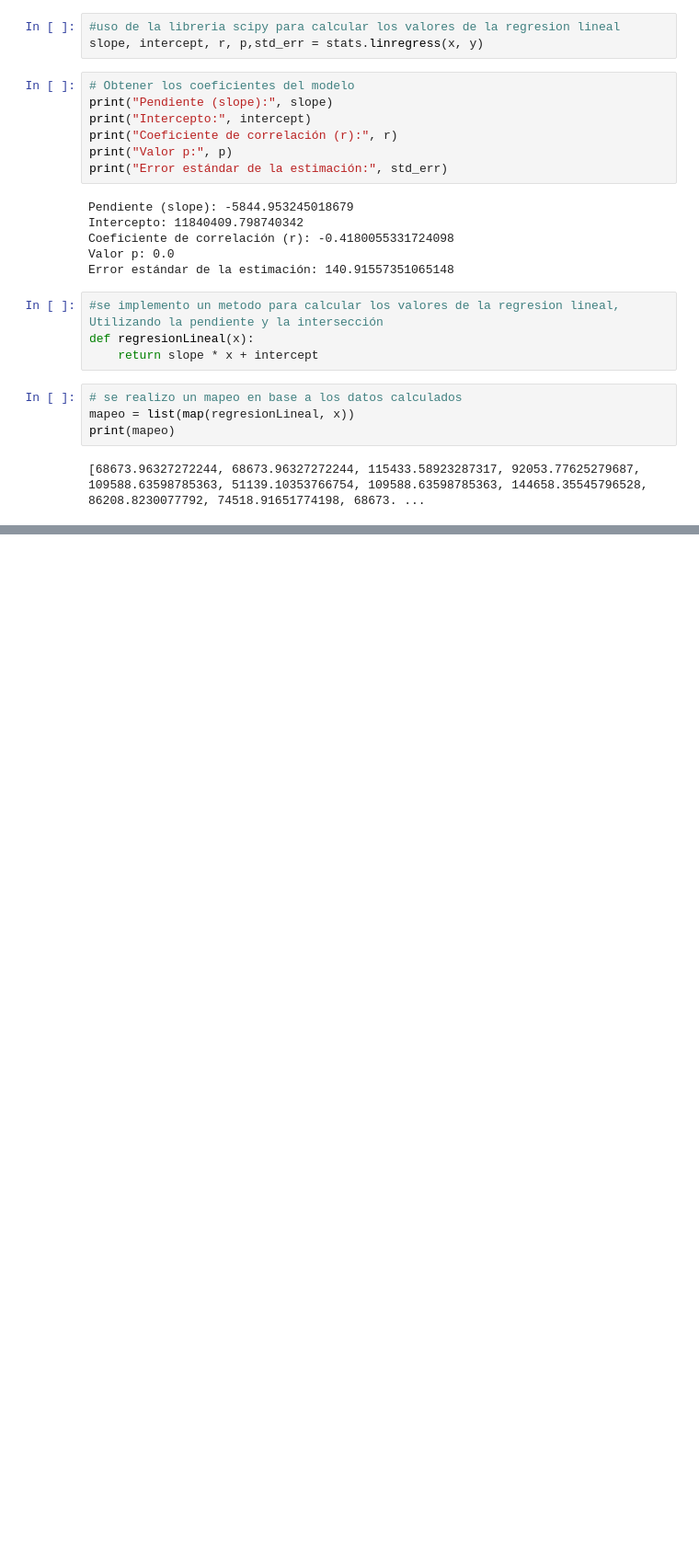
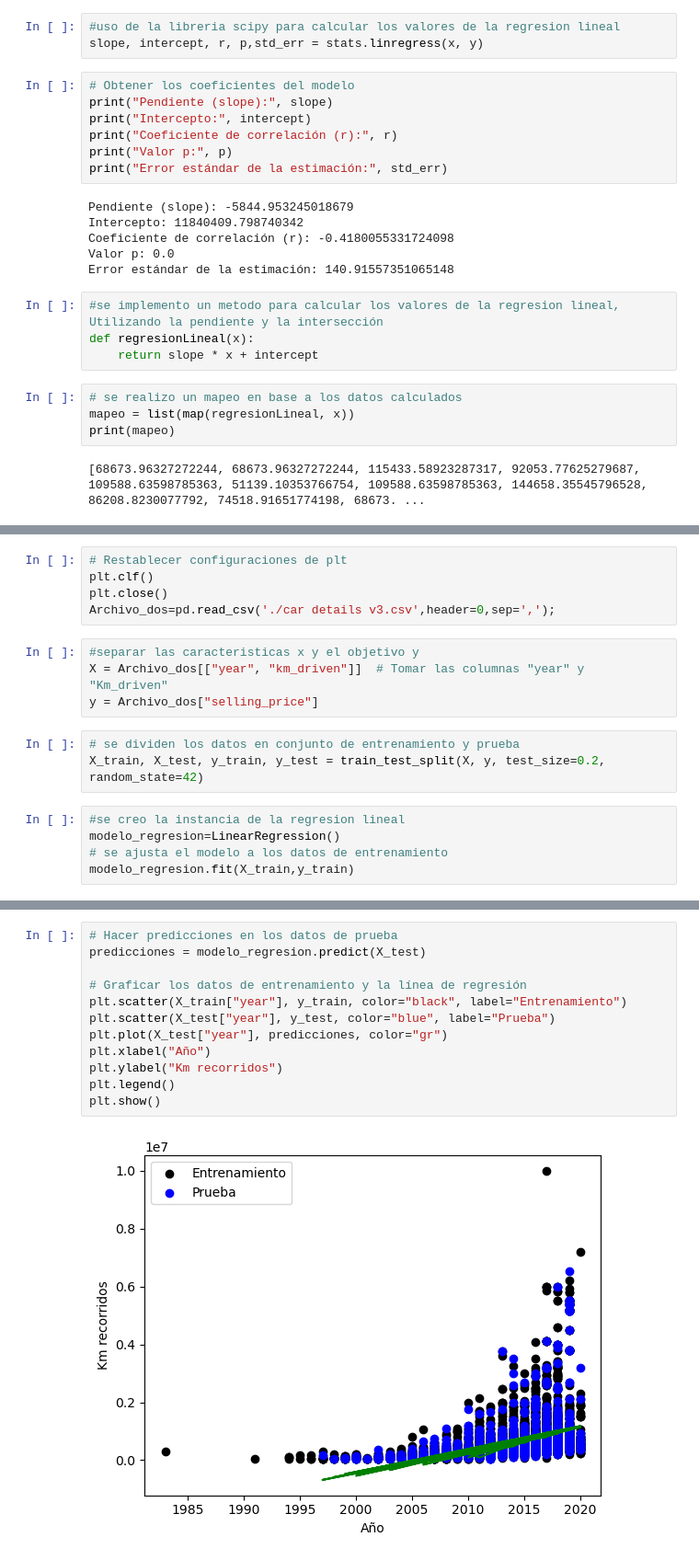
Before and after one commit to fannyuribe/Analisis_de_datos, a Jupyter notebook: Regresion lineal.ipynb, the cells around one changed output, grey strips where cells are left out. Shown: that part at 92% size. Saved outputs shown, nothing was run; the diff lists cells and outputs as text; blank space fills up the shorter version.

```diff
--- a/Regresion lineal.ipynb
+++ b/Regresion lineal.ipynb
@@ -70,0 +74,17 @@ plt.plot(x, mapeo, "-r")
+# %%
+# Restablecer configuraciones de plt
+plt.clf()
+plt.close()
+Archivo_dos=pd.read_csv('./car details v3.csv',header=0,sep=',');
+# %%
+#separar las caracteristicas x y el objetivo y
+X = Archivo_dos[["year", "km_driven"]]  # Tomar las columnas "year" y "Km_driven"
+y = Archivo_dos["selling_price"]
+# %%
+# se dividen los datos en conjunto de entrenamiento y prueba
+X_train, X_test, y_train, y_test = train_test_split(X, y, test_size=0.2, random_state=42)
+# %%
+#se creo la instancia de la regresion lineal
+modelo_regresion=LinearRegression()
+# se ajusta el modelo a los datos de entrenamiento
+modelo_regresion.fit(X_train,y_train)
@@ -70,0 +113,14 @@ plt.plot(x, mapeo, "-r")
+# %%
+# Hacer predicciones en los datos de prueba
+predicciones = modelo_regresion.predict(X_test)
+
+# Graficar los datos de entrenamiento y la línea de regresión
+plt.scatter(X_train["year"], y_train, color="black", label="Entrenamiento")
+plt.scatter(X_test["year"], y_test, color="blue", label="Prueba")
+plt.plot(X_test["year"], predicciones, color="gr")
+plt.xlabel("Año")
+plt.ylabel("Km recorridos")
+plt.legend()
+plt.show()
+# %% [output]
+[figure, added]
```
Also changed, not shown: parts of 6 cells of this notebook.
